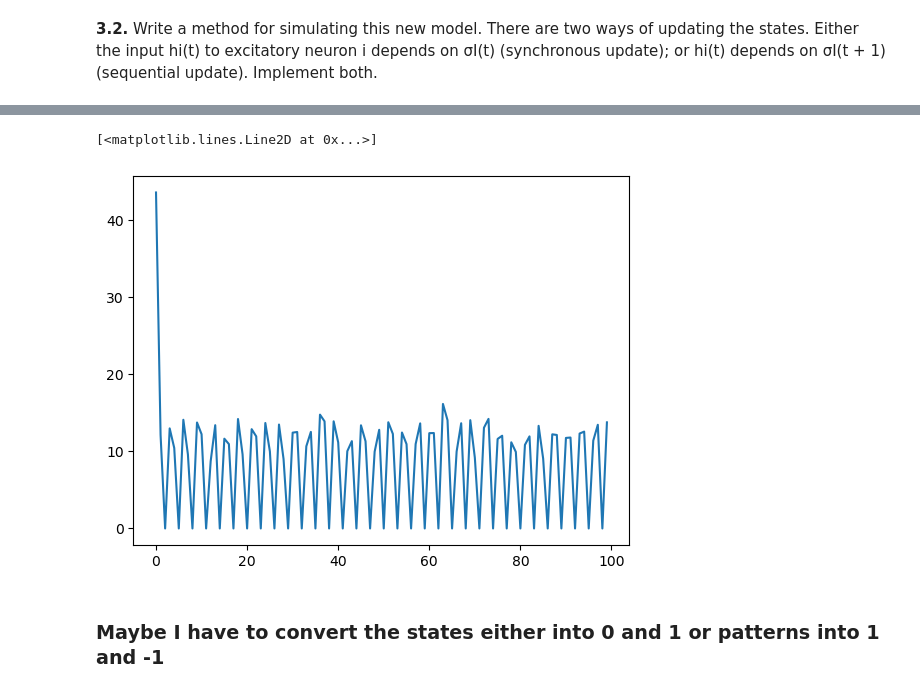
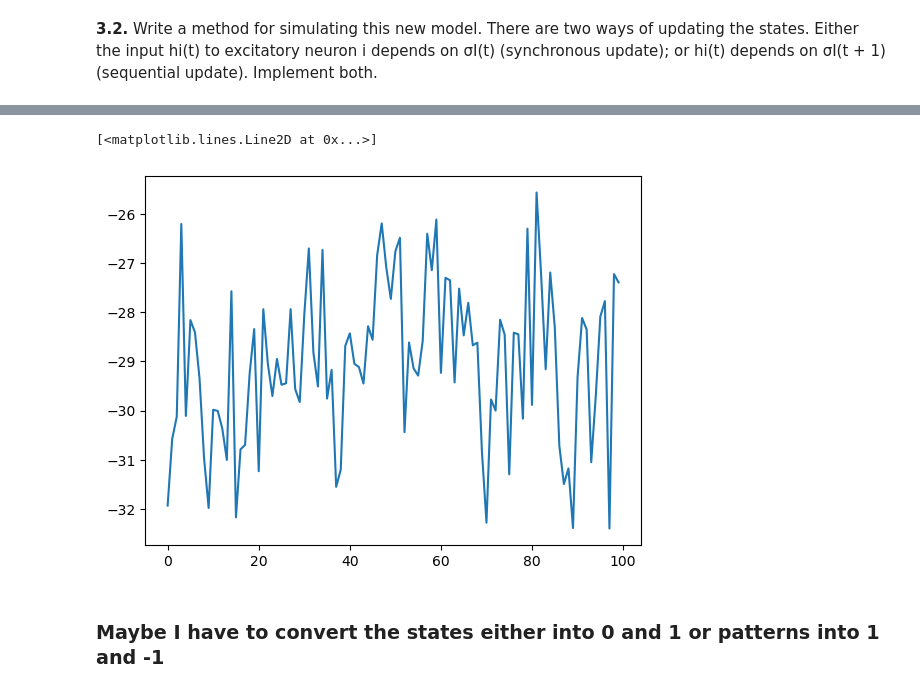
Before and after one commit to marindigen/nx-465-hopfield-networks, a Jupyter notebook: Mini-project-ex-3.ipynb, the cells around one changed output, grey strips where cells are left out. Saved outputs shown, nothing was run; the diff lists cells and outputs as text; code cells hidden in the pictures.

```diff
--- a/Mini-project-ex-3.ipynb
+++ b/Mini-project-ex-3.ipynb
@@ -192,8 +194,7 @@ def update_network(N, N_I, sigma_E, sigma_I, W_EE, W_EI, W_IE, selected_neurons,
     #sigma_I = np.array([stochastic_spike_variable_inh(input - theta) for input in inputs_I]) # fix this
 
     state_E = compute_state(inputs_E, theta)
-    #state_I = compute_state(inputs_I, theta)
-    state_I = inputs_I
+    state_I = compute_state(inputs_I, theta)
     return state_E, state_I, selected_neurons
 
 def simulate_network(N, N_I, M, K, a, theta, num_steps, update_type='synchronous'):
@@ -203,8 +204,8 @@ def simulate_network(N, N_I, M, K, a, theta, num_steps, update_type='synchronous
     patterns = generate_low_activity_patterns(M, N, a)
     # flip 5% of indices
     initial_state = patterns[0,:].copy()
-    #flip_indices = np.random.choice(len(initial_state), int(N*0.05), replace=False)
-    #initial_state[list(flip_indices)] *= -1
+    flip_indices = np.random.choice(len(initial_state), int(N*0.05), replace=False)
+    initial_state[list(flip_indices)] *= -1
     state_E = initial_state
     state_I = np.random.choice([0, 1], size=N_I, p=[1-a, a])
 
@@ -233,13 +234,15 @@ def simulate_network(N, N_I, M, K, a, theta, num_steps, update_type='synchronous
 
         else:
             # Asynchronous update: Update one neuron at a time
-            inputs_I, selected_neurons = compute_inputs_inh(K, N_I, W_IE, sigma_E)
-            sigma_I = stochastic_spike_variable_inh(inputs_I)
-            #state_E = compute_state(compute_inputs_exc(N, N_I, W_EE, W_EI, sigma_E, sigma_I, selected_neurons),theta)
-            #sigma_E = stochastic_spike_variable_exc(state_E)
-            state_E, state_I, selected_neurons = update_network(N, N_I, sigma_E, sigma_I, W_EE, W_EI, W_IE, selected_neurons, theta)
-            store['excitatory_async'].append(np.sum(sigma_E))
-            store['inhibitory_async'].append(np.sum(sigma_I))
+            for i in range(N):
+                state_E = compute_state(compute_inputs_exc(N, N_I, W_EE[i,:], W_EI[i], sigma_E, sigma_I, selected_neurons),theta)
+                sigma_E[i] = stochastic_spike_variable_exc(state_E)[i]
+            for k in range(N_I):
+                h_inh, selected_neurons = compute_inputs_inh(K, N_I, W_IE, sigma_E)
+                state_I = compute_state(h_inh,theta) #-> not sure about this
+                sigma_I[k] = stochastic_spike_variable_inh(h_inh)[k]
+            store['excitatory_async'].append(np.sum(state_E))
+            store['inhibitory_async'].append(np.sum(state_I))
         ham_dist.append(hamming_distance(patterns, sigma_E))
     return store, ham_dist
 
@@ -259,12 +262,12 @@ state_I = np.random.choice([0, 1], size=N_I, p=[1-a, a])
 # Run the simulation
 #states_sync = simulate_network(N, N_I, M, K, a, theta, num_steps, update_type='synchronous')
 #states_async = simulate_network(N, N_I, M, K, a, theta, num_steps, update_type='asynchronous')
-store, ham_dist = simulate_network(N, N_I, M, K, a, theta, num_steps, update_type='synchronous')
+store, ham_dist = simulate_network(N, N_I, M, K, a, theta, num_steps, update_type='asynchronous')
 # %%
-plt.plot(np.arange(num_steps), np.array(store['inhibitory_sync']), label='Excitatory')
+plt.plot(np.arange(num_steps), np.array(store['inhibitory_async']), label='Excitatory')
 # %% [output]
 [<matplotlib.lines.Line2D at 0x...>]
-[figure, old version]
+[figure, new version]
 # %% [markdown]
 ### Maybe I have to convert the states either into 0 and 1 or patterns into 1 and -1
 # %%
```
Also changed, not shown: parts of 13 cells of this notebook.
